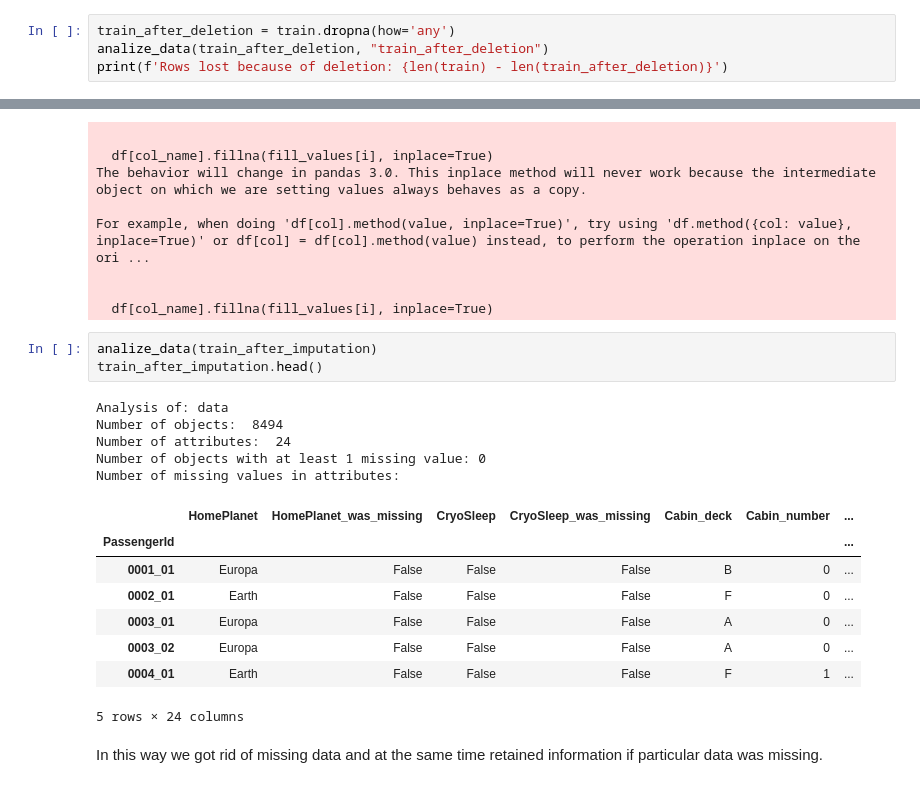
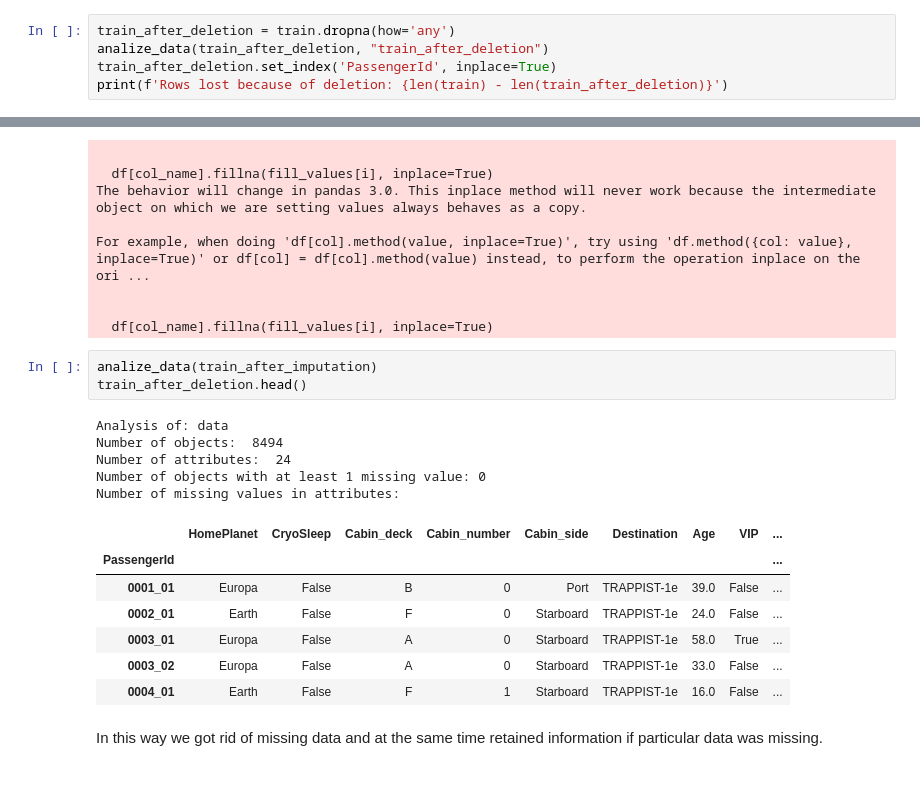
Before and after one commit to filip-kobus/spaceship-titanic-kaggle, a Jupyter notebook: notebook.ipynb, the cells around one changed output, grey strips where cells are left out. Drawn from its saved outputs; the diff is of its cells as text.

```diff
--- a/notebook.ipynb
+++ b/notebook.ipynb
@@ -341,6 +341,7 @@ else:
 # %%
 train_after_deletion = train.dropna(how='any')
 analize_data(train_after_deletion, "train_after_deletion")
+train_after_deletion.set_index('PassengerId', inplace=True)
 print(f'Rows lost because of deletion: {len(train) - len(train_after_deletion)}')
 # %% [output]
 Analysis of: train_after_deletion
@@ -414,21 +415,20 @@ For example, when doing 'df[col].method(value, inplace=True)', try using 'df.met
   df[col_name].fillna(fill_values[i], inplace=True)
 # %%
 analize_data(train_after_imputation)
-train_after_imputation.head()
+train_after_deletion.head()
 # %% [output]
 Analysis of: data
 Number of objects:  8494
 Number of attributes:  24
 Number of objects with at least 1 missing value: 0
 Number of missing values in attributes:
-|  | HomePlanet | HomePlanet_was_missing | CryoSleep | CryoSleep_was_missing | Cabin_deck | Cabin_number | ... |
-| PassengerId |  |  |  |  |  |  | ... |
-| 0001_01 | Europa | False | False | False | B | 0 | ... |
-| 0002_01 | Earth | False | False | False | F | 0 | ... |
-| 0003_01 | Europa | False | False | False | A | 0 | ... |
-| 0003_02 | Europa | False | False | False | A | 0 | ... |
-| 0004_01 | Earth | False | False | False | F | 1 | ... |
+|  | HomePlanet | CryoSleep | Cabin_deck | Cabin_number | Cabin_side | Destination | Age | VIP | ... |
+| PassengerId |  |  |  |  |  |  |  |  | ... |
+| 0001_01 | Europa | False | B | 0 | Port | TRAPPIST-1e | 39.0 | False | ... |
+| 0002_01 | Earth | False | F | 0 | Starboard | TRAPPIST-1e | 24.0 | False | ... |
+| 0003_01 | Europa | False | A | 0 | Starboard | TRAPPIST-1e | 58.0 | True | ... |
+| 0003_02 | Europa | False | A | 0 | Starboard | TRAPPIST-1e | 33.0 | False | ... |
+| 0004_01 | Earth | False | F | 1 | Starboard | TRAPPIST-1e | 16.0 | False | ... |
-5 rows × 24 columns
 # %% [markdown]
 In this way we got rid of missing data and at the same time retained information if particular data was missing.
 # %% [markdown]
```
Also changed, not shown: parts of 19 cells of this notebook.
